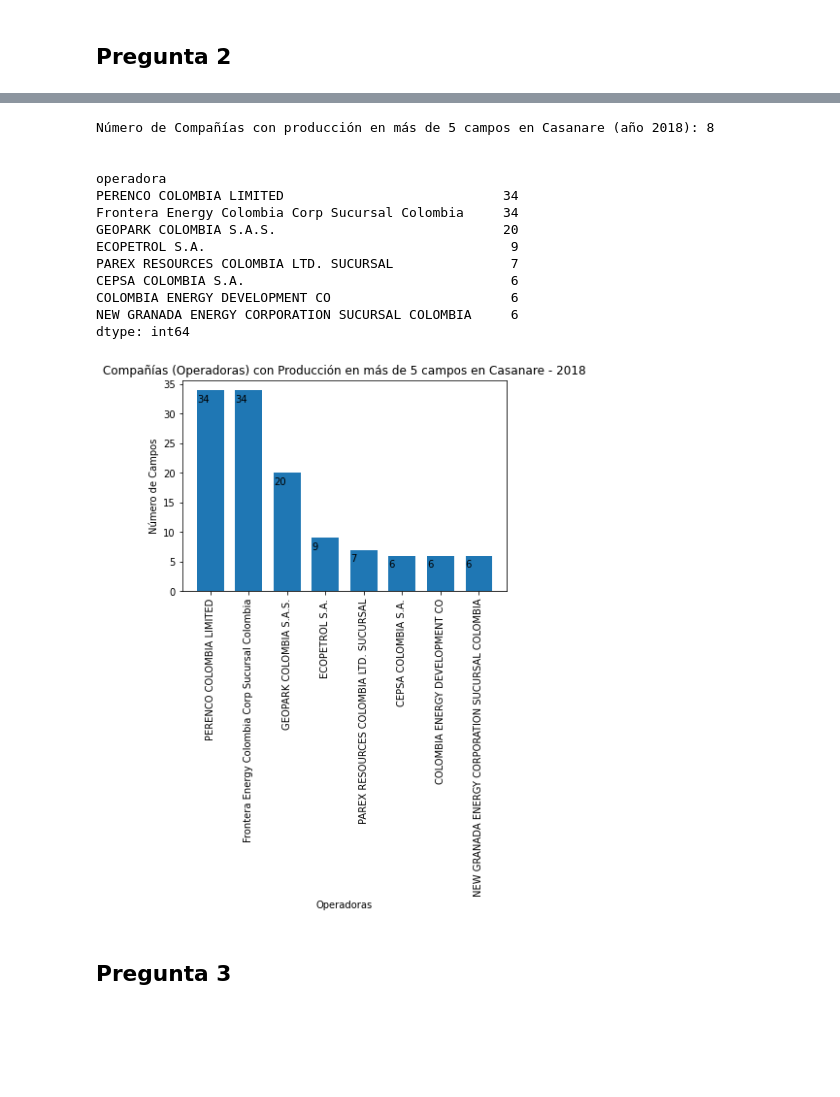
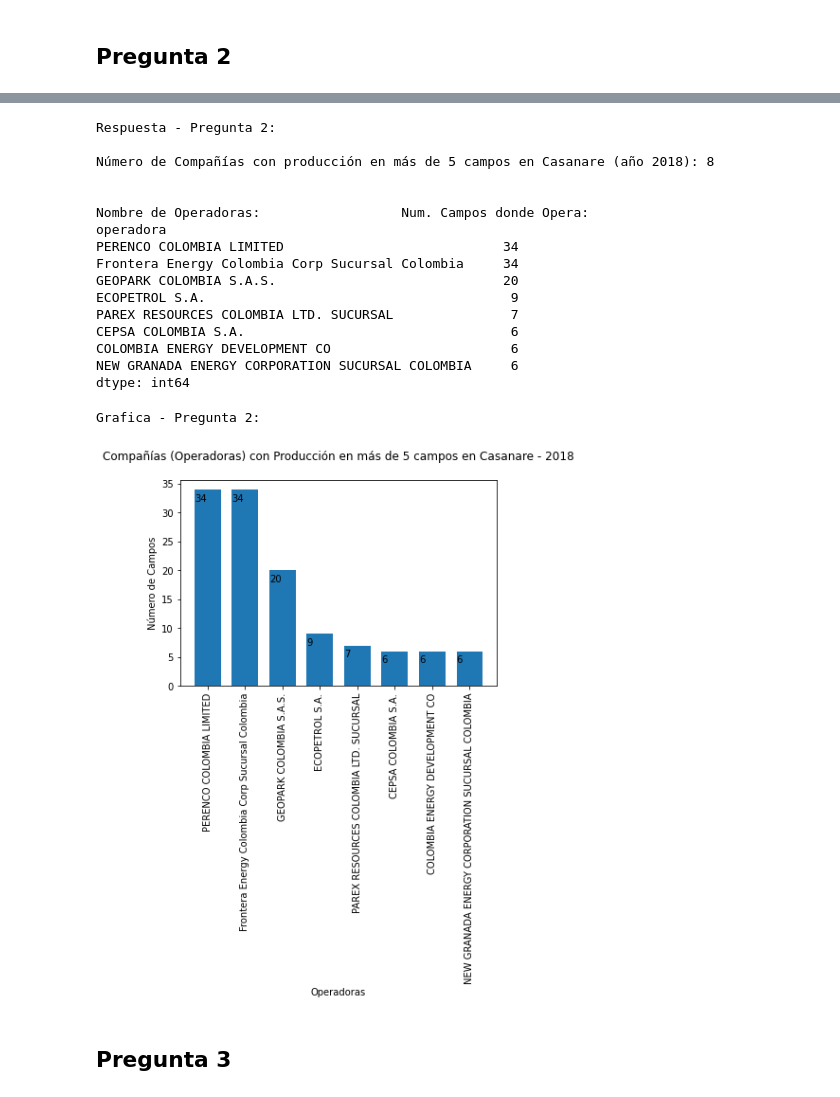
Before and after one commit to yoi23/HackathonOG2020, a Jupyter notebook: datos_oficiales.ipynb, the cells around one changed output, grey strips where cells are left out. Saved outputs shown, nothing was run; the diff lists cells and outputs as text; code cells hidden in the pictures; blank space fills up the shorter version.

Commit message:
Add files via upload
Entregable 2: Archivo Respuestas - Preguntas Datos Oficiales

```diff
--- a/datos_oficiales.ipynb
+++ b/datos_oficiales.ipynb
@@ -107,12 +73,17 @@ top_operadoras = lista_operadoras_ordenadas[lista_operadoras_ordenadas > num_cam
 # %%
 #Numero de Companias con Produccion en mas de 5 campos en Casanare
+print('Respuesta - Pregunta 2:\n')
 print('Número de Compañías con producción en más de 5 campos en Casanare (año 2018):', top_operadoras.count())
 print('\n')
+print('Nombre de Operadoras:                  Num. Campos donde Opera:')
 print(top_operadoras)
 # %% [output]
+Respuesta - Pregunta 2:
+
 Número de Compañías con producción en más de 5 campos en Casanare (año 2018): 8
 
 
+Nombre de Operadoras:                  Num. Campos donde Opera:
 operadora
 PERENCO COLOMBIA LIMITED                            34
 Frontera Energy Colombia Corp Sucursal Colombia     34
@@ -126,26 +97,29 @@ dtype: int64
 # %%
 # Grafica - Pregunta 2:
 num_campos = 5 # numero minimo de CAMPOS donde opera
 
 x = top_operadoras.index # Companias (Operadoras)
 y = top_operadoras.values # Numero de CAMPOS donde Operan
 
 bars = plt.bar(x, height = y, width = 0.7)
 xlocs, xlabs = plt.xticks()
 xlocs=[i for i in x]
 xlabs=[i for i in x]
 plt.xticks(xlocs, xlabs)
 
 for bar in bars:
     yval = bar.get_height()
     plt.text(bar.get_x(), yval - 2, yval, fontsize = 10)
 
 plt.xticks(top_operadoras.index,fontsize = 10, rotation = 'vertical')
 plt.xlabel('Operadoras')
 plt.ylabel('Número de Campos')
-plt.title('Compañías (Operadoras) con Producción en más de 5 campos en Casanare - 2018')
+plt.title('Compañías (Operadoras) con Producción en más de 5 campos en Casanare - 2018\n')
+
+print('Grafica - Pregunta 2:\n')
 plt.show()
 # %% [output]
+Grafica - Pregunta 2:
-[figure, old version]
+[figure, new version]
 # %% [markdown]
 ## Pregunta 3
```
Also changed, not shown: parts of 16 cells of this notebook.
